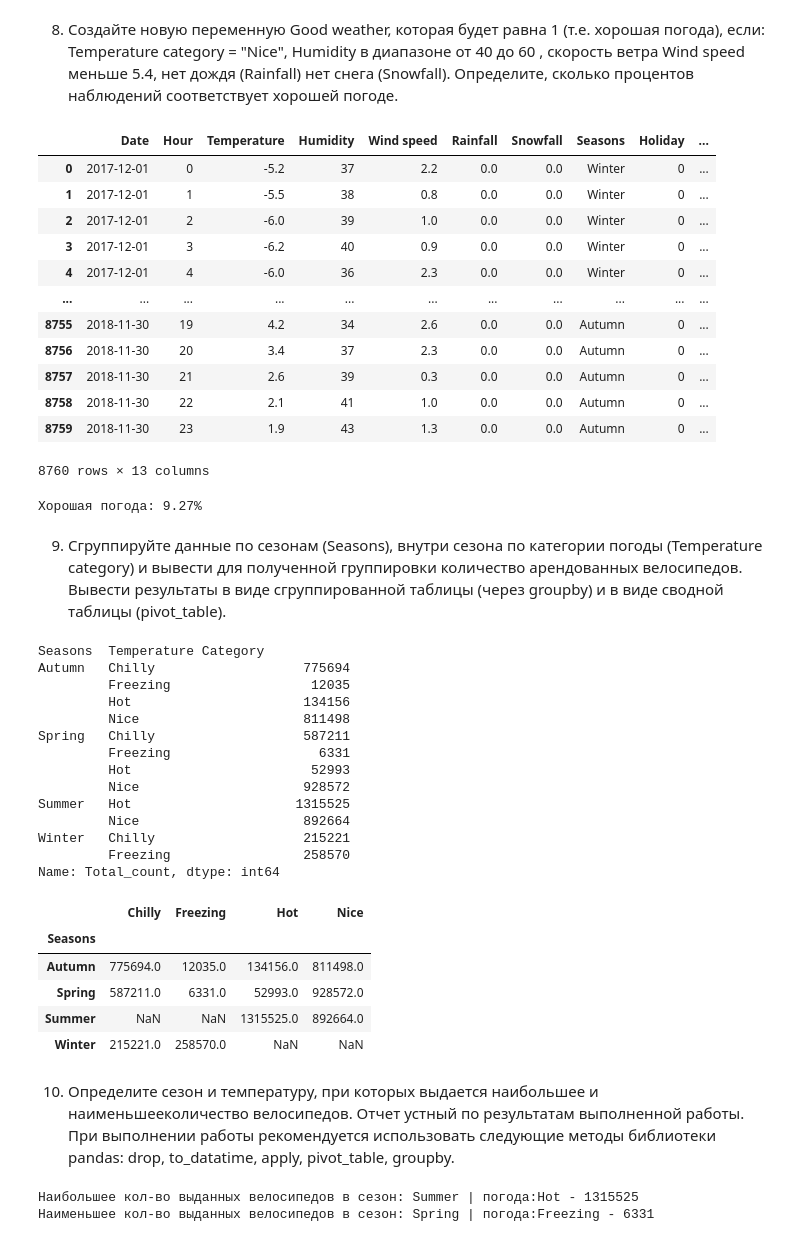
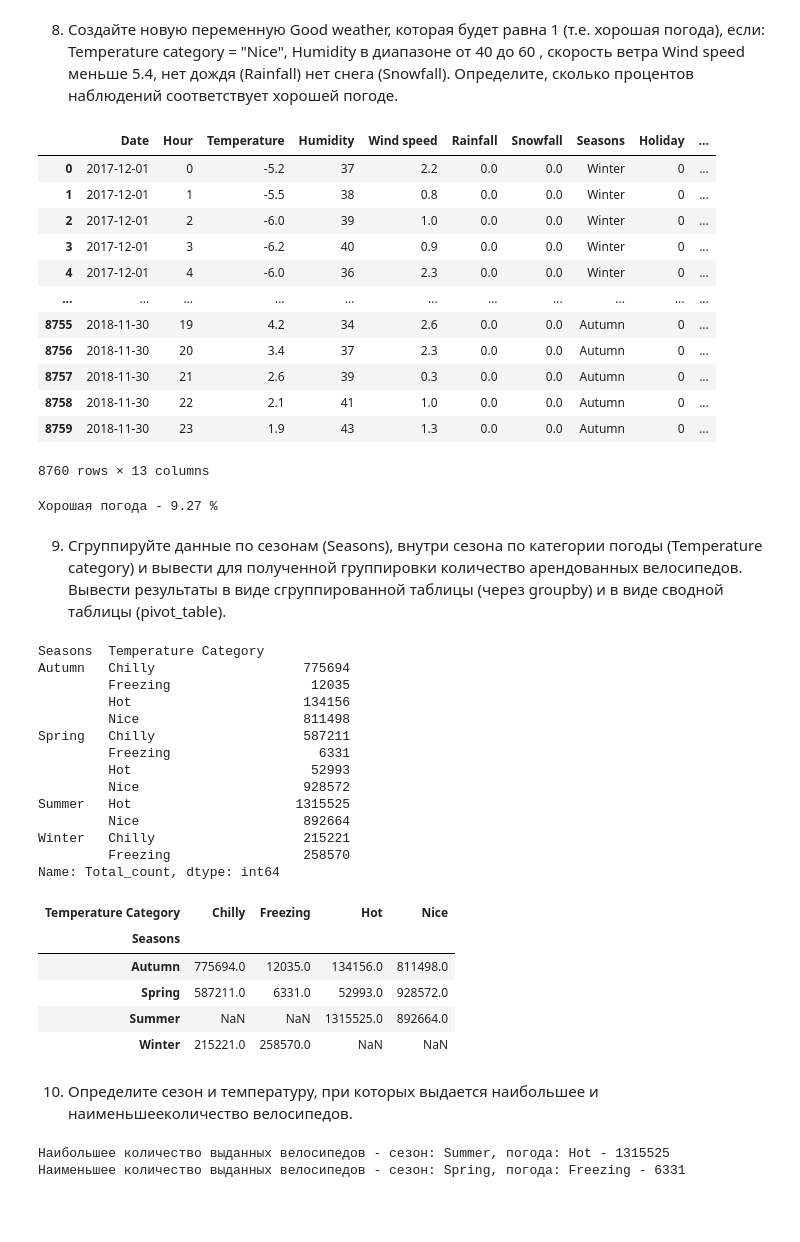
Before and after one commit to Garapace/SMIP, a Jupyter notebook: lab2/main.ipynb, the cells around one changed output. Cells and saved outputs as stored; diff of their text form; code cells hidden in the pictures; blank space fills up the shorter version.

```diff
--- a/lab2/main.ipynb
+++ b/lab2/main.ipynb
@@ -214,7 +214,7 @@ dataframe['Good weather'] = dataframe.apply(lambda x: 1 if (x['Temperature Categ
 
 good_weather_percent = (dataframe[dataframe['Good weather'] == 1].shape[0] / dataframe.shape[0]) * 100
 display(dataframe)
-print(f"Хорошая погода:\t{round(good_weather_percent, 2)}%")
+print(f"Хорошая погода - {round(good_weather_percent, 2)} %")
 # %% [output]
 |  | Date | Hour | Temperature | Humidity | Wind speed | Rainfall | Snowfall | Seasons | Holiday | ... |
 | 0 | 2017-12-01 | 0 | -5.2 | 37 | 2.2 | 0.0 | 0.0 | Winter | 0 | ... |
@@ -229,56 +229,53 @@ print(f"Хорошая погода:\t{round(good_weather_percent, 2)}%")
 | 8758 | 2018-11-30 | 22 | 2.1 | 41 | 1.0 | 0.0 | 0.0 | Autumn | 0 | ... |
 | 8759 | 2018-11-30 | 23 | 1.9 | 43 | 1.3 | 0.0 | 0.0 | Autumn | 0 | ... |
 8760 rows × 13 columns
-Хорошая погода: 9.27%
+Хорошая погода - 9.27 %
 # %% [markdown]
 9) Сгруппируйте данные по сезонам (Seasons), внутри сезона по категории погоды (Temperature category) и вывести для полученной группировки количество арендованных велосипедов. Вывести результаты в виде сгруппированной таблицы (через groupby) и в виде сводной таблицы (pivot_table).
 # %%
-grouped = dataframe.groupby(['Seasons', 'Temperature Category'])['Total_count'].sum().reset_index()
+grouped = dataframe.groupby(['Seasons', 'Temperature Category'])['Total_count'].sum()
 
 pivot = dataframe.pivot_table(
     index='Seasons',
     columns='Temperature Category',
     values='Total_count',
     aggfunc='sum'
 )
-pivot.columns.name = None
 
 display(grouped)
 display(pivot)
 # %% [output]
 Seasons  Temperature Category
 Autumn   Chilly                   775694
          Freezing                  12035
          Hot                      134156
          Nice                     811498
 Spring   Chilly                   587211
          Freezing                   6331
          Hot                       52993
          Nice                     928572
 Summer   Hot                     1315525
          Nice                     892664
 Winter   Chilly                   215221
          Freezing                 258570
 Name: Total_count, dtype: int64
-|  | Chilly | Freezing | Hot | Nice |
+| Temperature Category | Chilly | Freezing | Hot | Nice |
 | Seasons |  |  |  |  |
 | Autumn | 775694.0 | 12035.0 | 134156.0 | 811498.0 |
 | Spring | 587211.0 | 6331.0 | 52993.0 | 928572.0 |
 | Summer | NaN | NaN | 1315525.0 | 892664.0 |
 | Winter | 215221.0 | 258570.0 | NaN | NaN |
 # %% [markdown]
-10) Определите сезон и температуру, при которых выдается наибольшее и наименьшееколичество велосипедов. Отчет устный по результатам выполненной работы. При выполнении работы рекомендуется использовать следующие методы библиотеки pandas: drop, to_datatime, apply, pivot_table, groupby.
+10) Определите сезон и температуру, при которых выдается наибольшее и наименьшееколичество велосипедов.
 # %%
 bikes_max_count = grouped.max()
 bikes_min_count = grouped.min()
 
-max_idx = grouped.idxmax()
-min_idx = grouped.idxmin()
-max_season, max_temp = max_idx
-min_season, min_temp = min_idx
+max_season, max_temp = grouped.idxmax()
+min_season, min_temp = grouped.idxmin()
 
-print(f"Наибольшее кол-во выданных велосипедов в сезон: {max_season} | погода:{max_temp} - {bikes_max_count}")
-print(f"Наименьшее кол-во выданных велосипедов в сезон: {min_season} | погода:{min_temp} - {bikes_min_count}")
+print(f"Наибольшее количество выданных велосипедов - сезон: {max_season}, погода: {max_temp} - {bikes_max_count}")
+print(f"Наименьшее количество выданных велосипедов - сезон: {min_season}, погода: {min_temp} - {bikes_min_count}")
 # %% [output]
-Наибольшее кол-во выданных велосипедов в сезон: Summer | погода:Hot - 1315525
-Наименьшее кол-во выданных велосипедов в сезон: Spring | погода:Freezing - 6331
+Наибольшее количество выданных велосипедов - сезон: Summer, погода: Hot - 1315525
+Наименьшее количество выданных велосипедов - сезон: Spring, погода: Freezing - 6331
```
Also changed, not shown: parts of 1 cell of this notebook, 1 other file.
